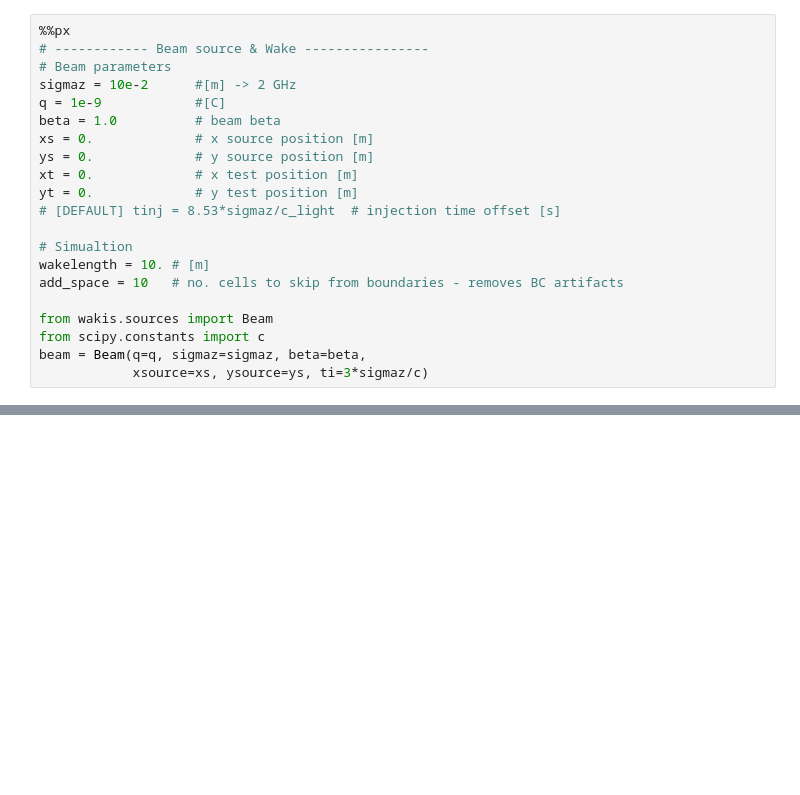
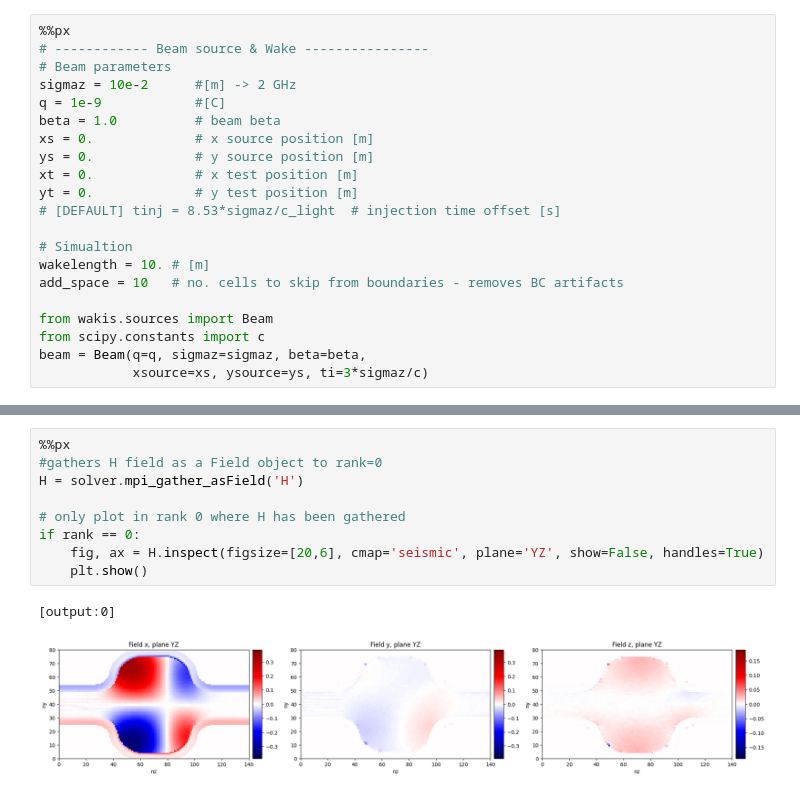
Before and after one commit to ImpedanCEI/wakis, a Jupyter notebook: notebooks/005_MPI_simulation.ipynb, the cells around one changed output, grey strips where cells are left out. Cells and saved outputs as stored; diff of their text form; blank space fills up the shorter version.

```diff
--- a/notebooks/005_MPI_simulation.ipynb
+++ b/notebooks/005_MPI_simulation.ipynb
@@ -326,0 +253,12 @@ if rank == 0:
+# %%
+%%px
+#gathers H field as a Field object to rank=0
+H = solver.mpi_gather_asField('H')
+
+# only plot in rank 0 where H has been gathered
+if rank == 0:
+    fig, ax = H.inspect(figsize=[20,6], cmap='seismic', plane='YZ', show=False, handles=True)
+    plt.show()
+# %% [output]
+[output:0]
+[figure, added]
```
Also changed, not shown: parts of 30 cells of this notebook.
